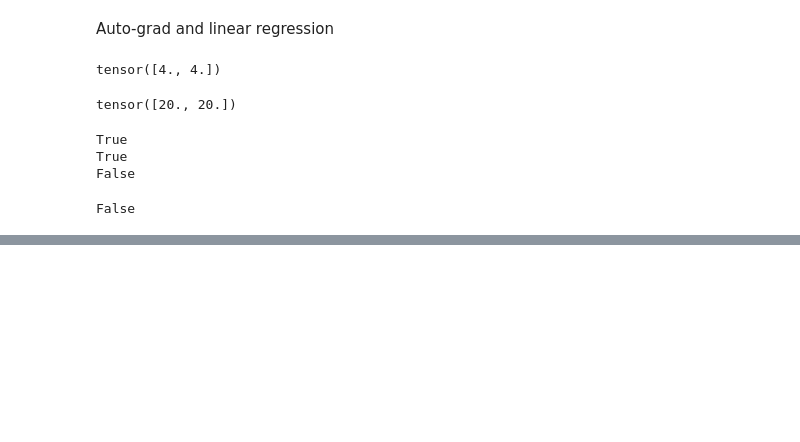
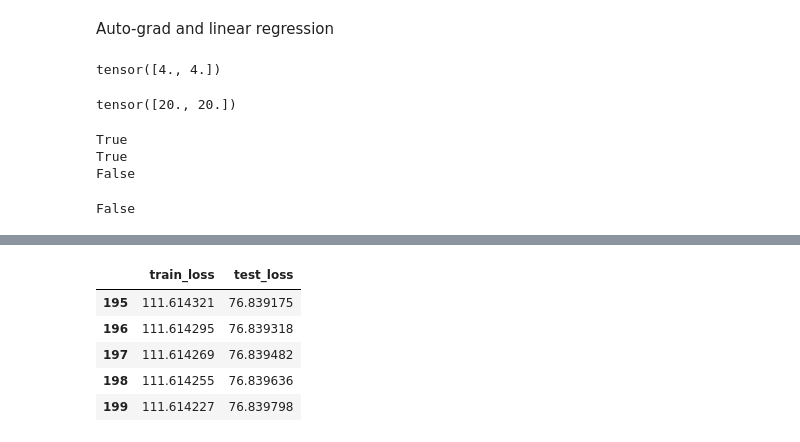
Before and after one commit to SPThole/DL-Projects, a Jupyter notebook: Autograd_pytrch.ipynb, the cells around one changed output, grey strips where cells are left out. Drawn from its saved outputs; the diff is of its cells as text; code cells hidden in the pictures; blank space fills up the shorter version.

```diff
--- a/Autograd_pytrch.ipynb
+++ b/Autograd_pytrch.ipynb
@@ -106,0 +115,9 @@ plt.plot(np.arange(0,100),history,'g-')
+# %%
+pd.DataFrame(history).tail()
+# %% [output]
+|  | train_loss | test_loss |
+| 195 | 111.614321 | 76.839175 |
+| 196 | 111.614295 | 76.839318 |
+| 197 | 111.614269 | 76.839482 |
+| 198 | 111.614255 | 76.839636 |
+| 199 | 111.614227 | 76.839798 |
```
Also changed, not shown: parts of 7 cells of this notebook.
